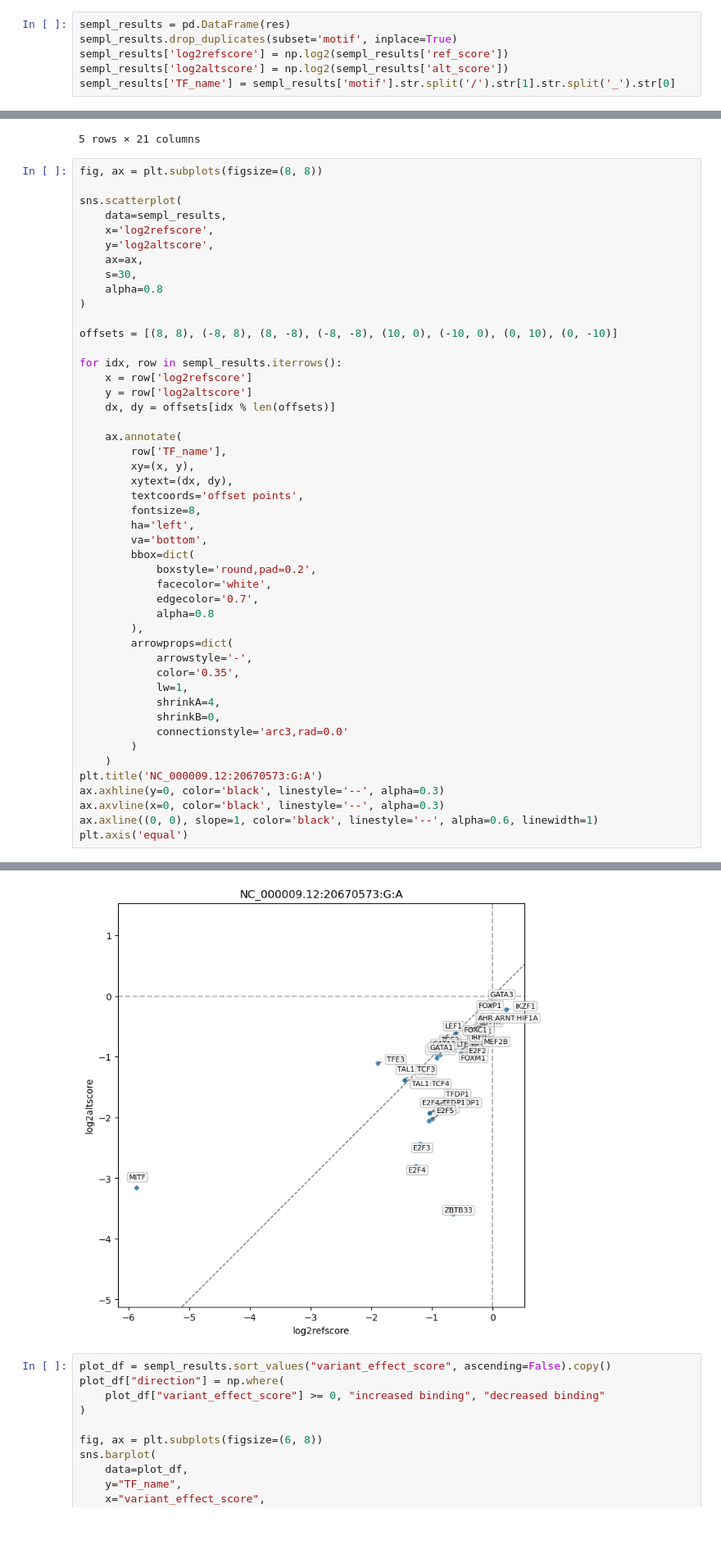
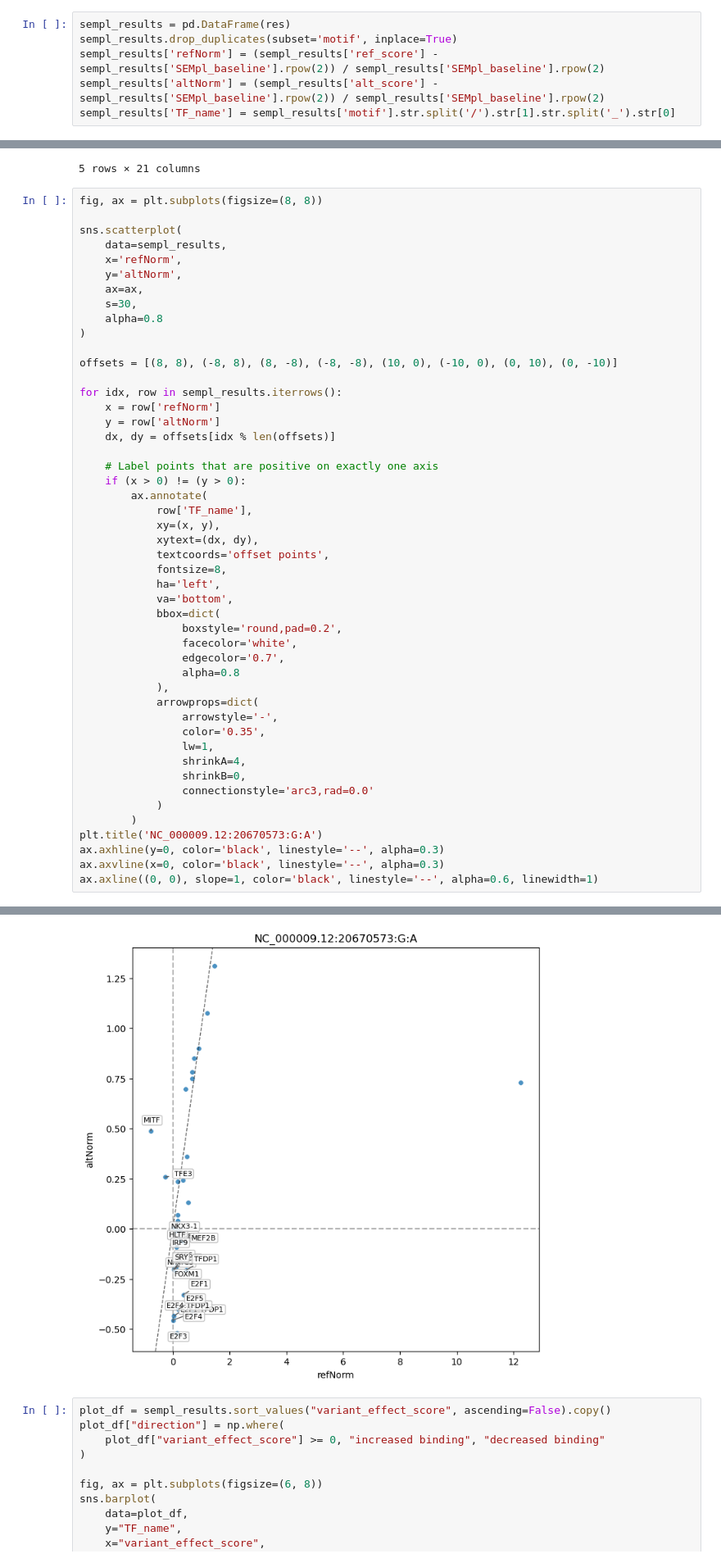
Before and after one commit to rnsherpa/iawg-notebooks, a Jupyter notebook: mpra_pleiotropy.ipynb, the cells around one changed output, grey strips where cells are left out. Shown at 82% size. Drawn from its saved outputs; the diff is of its cells as text; blank space fills up the shorter version.

Commit message:
Use normalized sempl scores for plotting

```diff
--- a/mpra_pleiotropy.ipynb
+++ b/mpra_pleiotropy.ipynb
@@ -183,8 +183,8 @@ https://catalog-api-dev.demo.igvf.org/api/variants/proteins?spdi=NC_000009.12:20
 # %%
 sempl_results = pd.DataFrame(res)
 sempl_results.drop_duplicates(subset='motif', inplace=True)
-sempl_results['log2refscore'] = np.log2(sempl_results['ref_score'])
-sempl_results['log2altscore'] = np.log2(sempl_results['alt_score'])
+sempl_results['refNorm'] = (sempl_results['ref_score'] - sempl_results['SEMpl_baseline'].rpow(2)) / sempl_results['SEMpl_baseline'].rpow(2)
+sempl_results['altNorm'] = (sempl_results['alt_score'] - sempl_results['SEMpl_baseline'].rpow(2)) / sempl_results['SEMpl_baseline'].rpow(2)
 sempl_results['TF_name'] = sempl_results['motif'].str.split('/').str[1].str.split('_').str[0]
 # %%
 sempl_results.head()
@@ -201,8 +201,8 @@ fig, ax = plt.subplots(figsize=(8, 8))
 
 sns.scatterplot(
     data=sempl_results,
-    x='log2refscore',
-    y='log2altscore',
+    x='refNorm',
+    y='altNorm',
     ax=ax,
     s=30,
     alpha=0.8
@@ -211,36 +211,37 @@ sns.scatterplot(
 offsets = [(8, 8), (-8, 8), (8, -8), (-8, -8), (10, 0), (-10, 0), (0, 10), (0, -10)]
 
 for idx, row in sempl_results.iterrows():
-    x = row['log2refscore']
-    y = row['log2altscore']
+    x = row['refNorm']
+    y = row['altNorm']
     dx, dy = offsets[idx % len(offsets)]
 
-    ax.annotate(
-        row['TF_name'],
-        xy=(x, y),
-        xytext=(dx, dy),
-        textcoords='offset points',
-        fontsize=8,
-        ha='left',
-        va='bottom',
-        bbox=dict(
-            boxstyle='round,pad=0.2',
-            facecolor='white',
-            edgecolor='0.7',
-            alpha=0.8
-        ),
-        arrowprops=dict(
-            arrowstyle='-',
-            color='0.35',
-            lw=1,
-            shrinkA=4,
-            shrinkB=0,
-            connectionstyle='arc3,rad=0.0'
+    # Label points that are positive on exactly one axis
+    if (x > 0) != (y > 0):
+        ax.annotate(
+            row['TF_name'],
+            xy=(x, y),
+            xytext=(dx, dy),
+            textcoords='offset points',
+            fontsize=8,
+            ha='left',
+            va='bottom',
+            bbox=dict(
+                boxstyle='round,pad=0.2',
+                facecolor='white',
+                edgecolor='0.7',
+                alpha=0.8
+            ),
+            arrowprops=dict(
+                arrowstyle='-',
+                color='0.35',
+                lw=1,
+                shrinkA=4,
+                shrinkB=0,
+                connectionstyle='arc3,rad=0.0'
+            )
         )
-    )
 plt.title('NC_000009.12:20670573:G:A')
 ax.axhline(y=0, color='black', linestyle='--', alpha=0.3)
 ax.axvline(x=0, color='black', linestyle='--', alpha=0.3)
 ax.axline((0, 0), slope=1, color='black', linestyle='--', alpha=0.6, linewidth=1)
-plt.axis('equal')
 # %% [output]
@@ -248,4 +249,4 @@ plt.axis('equal')
-[figure, old version]
+[figure, new version]
 # %%
 plot_df = sempl_results.sort_values("variant_effect_score", ascending=False).copy()
 plot_df["direction"] = np.where(
```
Also changed, not shown: parts of 1 cell of this notebook.
